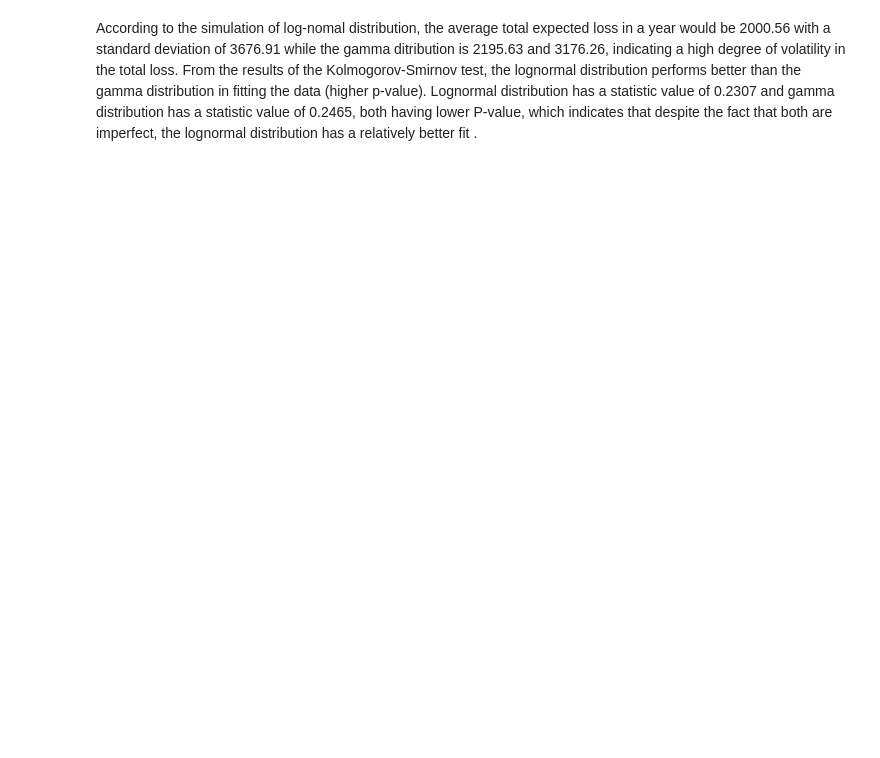
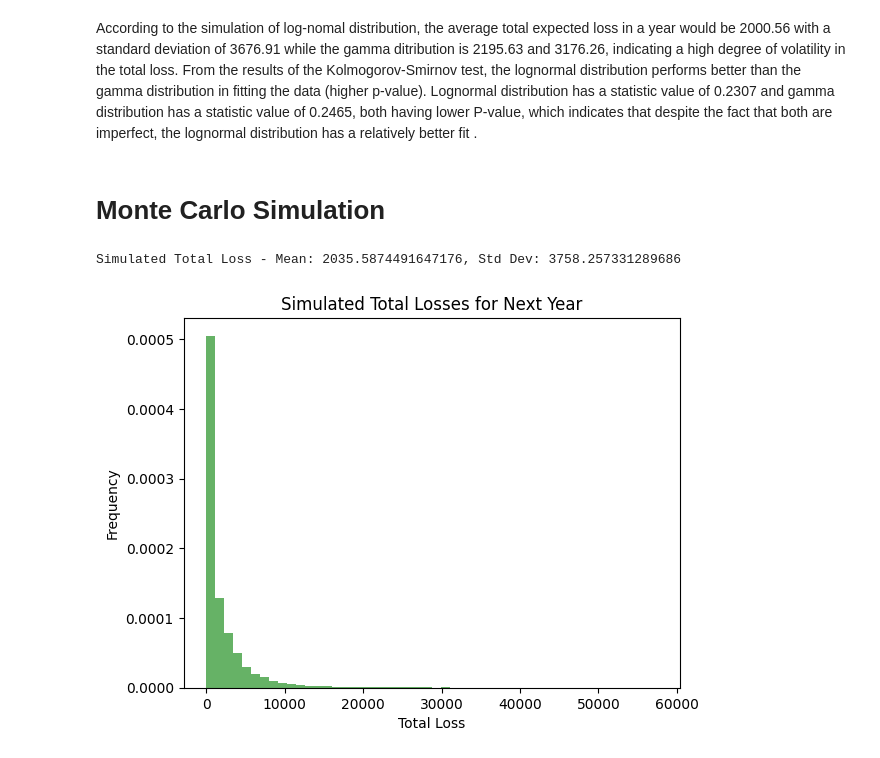
Before and after one commit to bordeauxlink/assurance-term-project, a Jupyter notebook: q2.ipynb, the cells around one changed output. Saved outputs shown, nothing was run; the diff lists cells and outputs as text; code cells hidden in the pictures; blank space fills up the shorter version.

```diff
--- a/q2.ipynb
+++ b/q2.ipynb
@@ -202,3 +192,76 @@ Best fit distribution: lognorm with parameters: (1.1596764669034225, 0, 969.7229
 # %% [markdown]
 According to the simulation of log-nomal distribution, the average total expected loss in a year would be 2000.56 with a standard deviation of 3676.91 while the gamma ditribution is 2195.63 and 3176.26, indicating a high degree of volatility in the total loss.
 From the results of the Kolmogorov-Smirnov test, the lognormal distribution performs better than the gamma distribution in fitting the data (higher p-value). Lognormal distribution has a statistic value of 0.2307 and gamma distribution has a statistic value of 0.2465, both having lower P-value, which indicates that despite the fact that both are imperfect, the lognormal distribution has a relatively better fit .
+# %% [markdown]
+# Monte Carlo Simulation
+# %%
+import pandas as pd
+import numpy as np
+import scipy.stats as stats
+import matplotlib.pyplot as plt
+
+# Load and preprocess data
+claim_data = pd.read_csv('claim_data_group5_2024.csv')
+claim_data = claim_data.dropna()  # Drop rows with missing values
+claim_data = claim_data[(claim_data['ClaimNb'] >= 0) & (claim_data['ClaimAmount'] > 0)]  # Ensure ClaimAmount > 0
+
+# Extract ClaimNb column as the full dataset for fitting
+claim_frequency = claim_data['ClaimNb']
+
+# Calculate mean and variance of the entire ClaimNb column
+mean_claim_freq = claim_frequency.mean()
+var_claim_freq = claim_frequency.var()
+
+# Determine distribution to fit based on variance vs mean comparison
+if var_claim_freq > mean_claim_freq:
+    # Fit Negative Binomial distribution if variance > mean
+    alpha_est = mean_claim_freq**2 / (var_claim_freq - mean_claim_freq)  # Dispersion parameter (alpha)
+    p_est = mean_claim_freq / var_claim_freq  # Probability of success
+    dist_type = "Negative Binomial"
+else:
+    # Fit Poisson distribution if variance <= mean
+    alpha_est = mean_claim_freq  # Lambda for Poisson is the mean frequency
+    p_est = 1.0  # Not needed for Poisson
+    dist_type = "Poisson"
+
+# Fit severity distribution (e.g., Log-normal) based on ClaimAmount
+claim_amounts = claim_data['ClaimAmount']
+severity_shape, severity_loc, severity_scale = stats.lognorm.fit(claim_amounts, floc=0)
+
+# Monte Carlo Simulation
+n_simulations = 10000  # Number of simulations
+total_losses = []
+
+for _ in range(n_simulations):
+    # Step 1: Simulate claim frequency
+    if dist_type == "Negative Binomial":
+        claim_count = stats.nbinom.rvs(alpha_est, p_est)
+    else:
+        claim_count = stats.poisson.rvs(alpha_est)
+
+    # Step 2: Simulate claim severity for each claim and calculate total loss
+    if claim_count > 0:
+        claim_severities = stats.lognorm.rvs(severity_shape, loc=severity_loc, scale=severity_scale, size=claim_count)
+        total_loss = claim_severities.sum()
+    else:
+        total_loss = 0  # No claims in this simulation
+
+    total_losses.append(total_loss)
+
+# Convert total losses to a numpy array for easier analysis
+total_losses = np.array(total_losses)
+
+# Calculate mean and standard deviation of the simulated total losses
+simulated_mean = total_losses.mean()
+simulated_std = total_losses.std()
+print(f"Simulated Total Loss - Mean: {simulated_mean}, Std Dev: {simulated_std}")
+
+# Plot the distribution of simulated total losses
+plt.hist(total_losses, bins=50, density=True, alpha=0.6, color='g')
+plt.title('Simulated Total Losses for Next Year')
+plt.xlabel('Total Loss')
+plt.ylabel('Frequency')
+plt.show()
+# %% [output]
+Simulated Total Loss - Mean: 2035.5874491647176, Std Dev: 3758.257331289686
+[figure, added]
```
Also changed, not shown: parts of 4 cells of this notebook, 2 other files.
